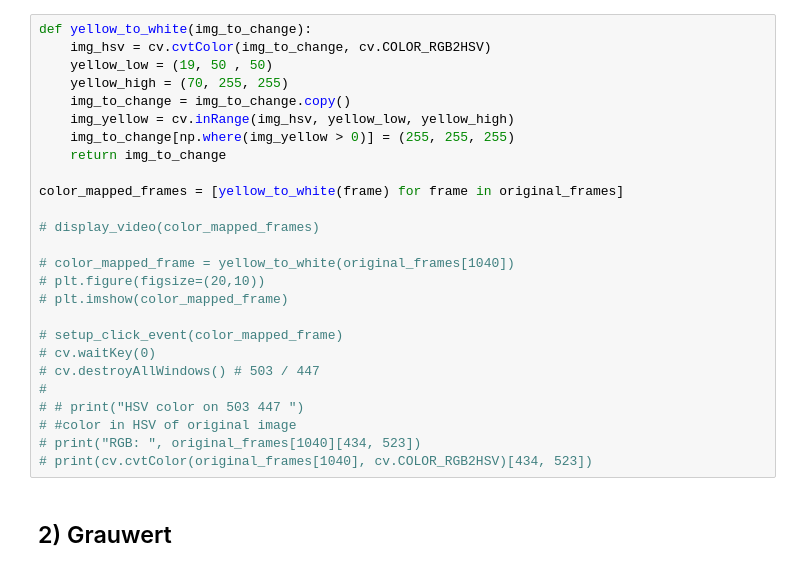
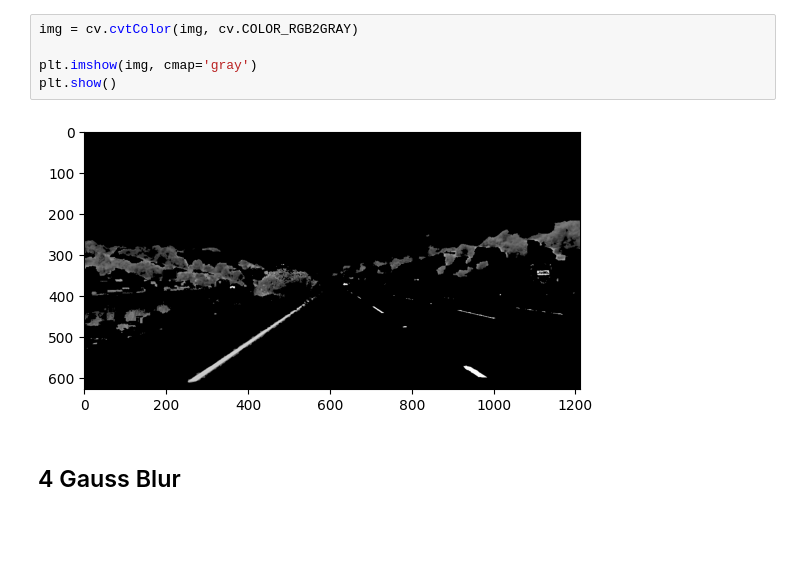
Before and after one commit to Ben-schlch/conventional_lane_detection, a Jupyter notebook: lane_detection.ipynb, the cells around one changed output. Saved outputs shown, nothing was run; the diff lists cells and outputs as text; blank space fills up the shorter version.

```diff
--- a/lane_detection.ipynb
+++ b/lane_detection.ipynb
@@ -91,29 +53,10 @@ img = calib.undistort(img)
 # %%
-def yellow_to_white(img_to_change):
-    img_hsv = cv.cvtColor(img_to_change, cv.COLOR_RGB2HSV)
-    yellow_low = (19, 50 , 50)
-    yellow_high = (70, 255, 255)
-    img_to_change = img_to_change.copy()
-    img_yellow = cv.inRange(img_hsv, yellow_low, yellow_high)
-    img_to_change[np.where(img_yellow > 0)] = (255, 255, 255)
-    return img_to_change
+img = cv.cvtColor(img, cv.COLOR_RGB2GRAY)
 
-color_mapped_frames = [yellow_to_white(frame) for frame in original_frames]
-
-# display_video(color_mapped_frames)
-
-# color_mapped_frame = yellow_to_white(original_frames[1040])
-# plt.figure(figsize=(20,10))
-# plt.imshow(color_mapped_frame)
-
-# setup_click_event(color_mapped_frame)
-# cv.waitKey(0)
-# cv.destroyAllWindows() # 503 / 447
-#
-# # print("HSV color on 503 447 ")
-# #color in HSV of original image
-# print("RGB: ", original_frames[1040][434, 523])
-# print(cv.cvtColor(original_frames[1040], cv.COLOR_RGB2HSV)[434, 523])
+plt.imshow(img, cmap='gray')
+plt.show()
+# %% [output]
+[figure, added]
 # %% [markdown]
-## 2) Grauwert
+## 4 Gauss Blur
 # %%
```
Also changed, not shown: parts of 32 cells of this notebook.
